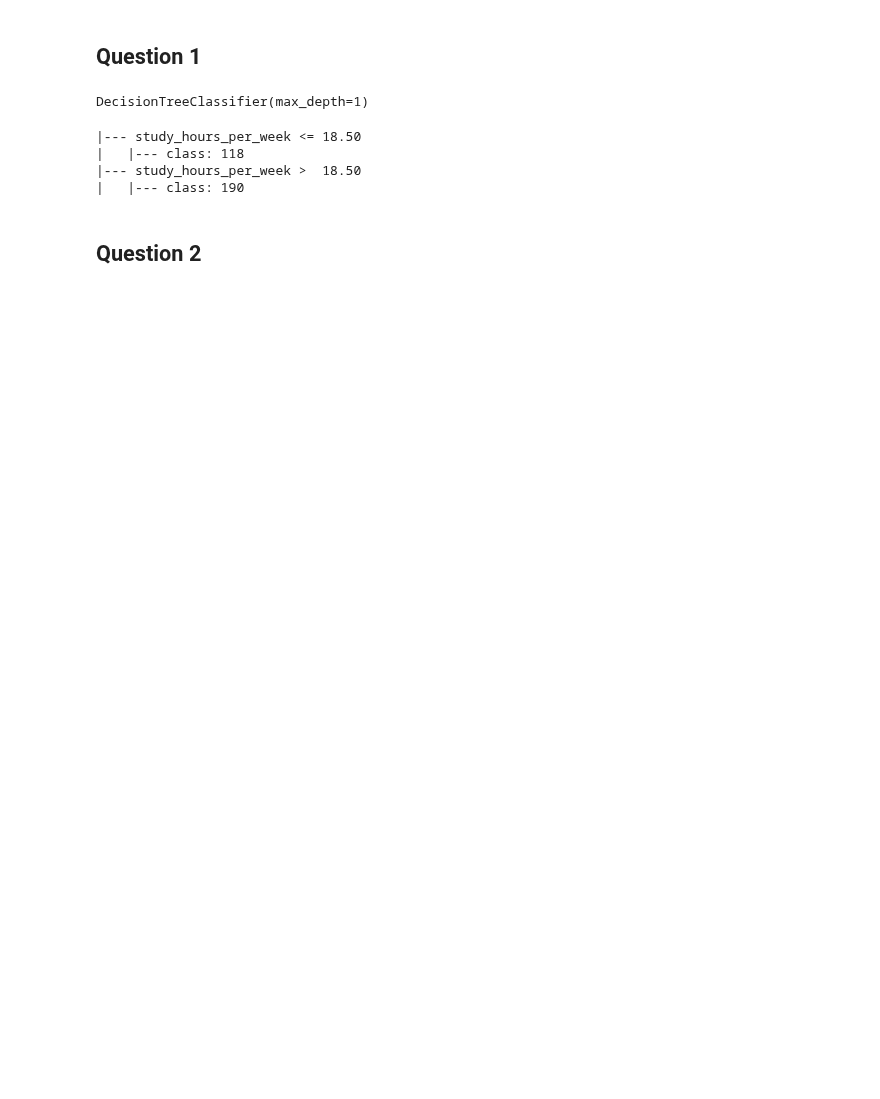
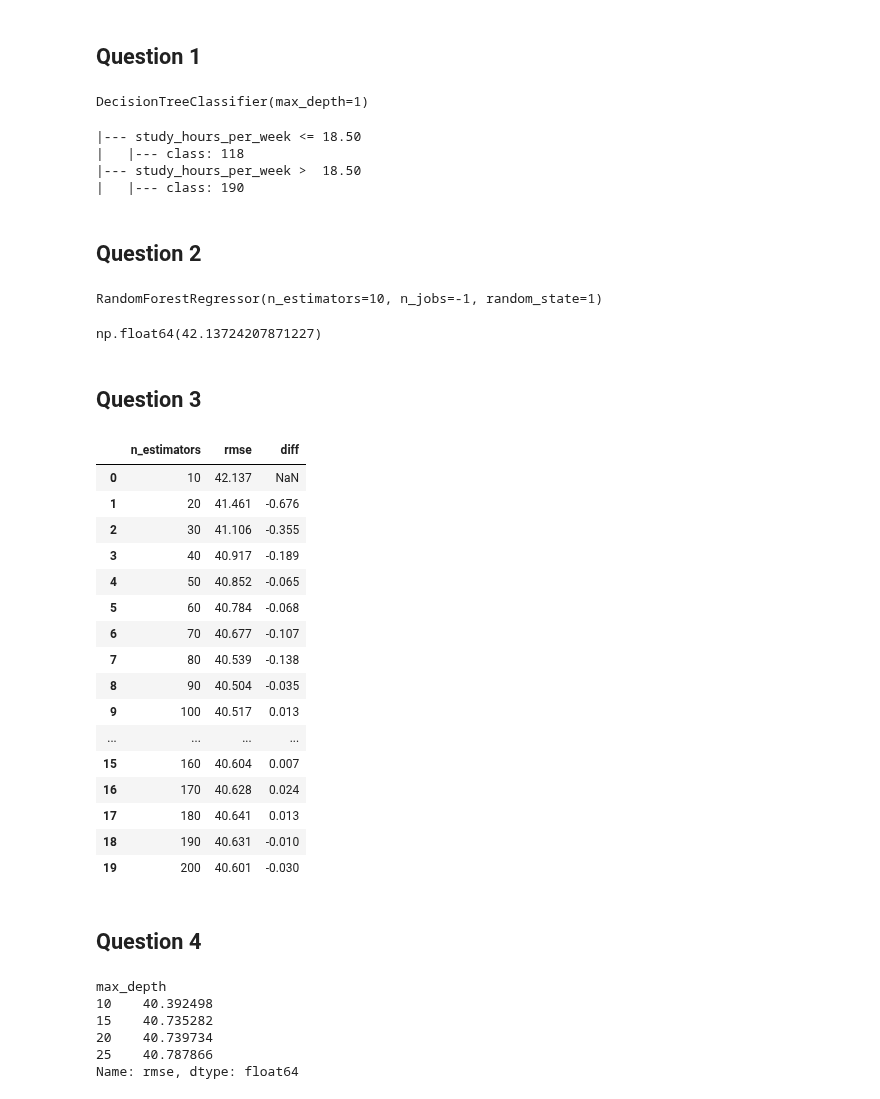
Before and after one commit to kemaldahha/machine-learning-course, a Jupyter notebook: week_6_homework.ipynb, the cells around one changed output. Cells and saved outputs as stored; diff of their text form; code cells hidden in the pictures; blank space fills up the shorter version.

```diff
--- a/week_6_homework.ipynb
+++ b/week_6_homework.ipynb
@@ -42,7 +42,7 @@ train_dicts = df_train.to_dict(orient="records")
 val_dicts = df_val.to_dict(orient="records")
 # %%
 X_train = dv.fit_transform(train_dicts)
-X_val = dv.transform(train_dicts)
+X_val = dv.transform(val_dicts)
 # %% [markdown]
 ## Question 1
 # %%
@@ -65,3 +65,54 @@ print(export_text(dt, feature_names=dv.feature_names_))
 |   |--- class: 190
 # %% [markdown]
 ## Question 2
+# %%
+from sklearn.ensemble import RandomForestRegressor
+
+rf = RandomForestRegressor(n_estimators=10, random_state=1, n_jobs=-1)
+rf.fit(X_train, y_train)
+# rf.predict(X_val).score
+# %% [output]
+RandomForestRegressor(n_estimators=10, n_jobs=-1, random_state=1)
+# %%
+y_pred = rf.predict(X_val)
+
+(((y_pred - y_val)**2).mean())**0.5
+# %% [output]
+np.float64(42.13724207871227)
+# %% [markdown]
+## Question 3
+# %%
+scores = []
+for n in range(10, 201, 10):
+    rf = RandomForestRegressor(n_estimators=n, random_state=1, n_jobs=-1)
+    rf.fit(X_train, y_train)
+    y_pred = rf.predict(X_val)
+    rmse = (((y_pred - y_val)**2).mean())**0.5
+    scores.append((n, round(rmse, 3)))
+# %%
+
+df_scores = pd.DataFrame(data=scores, columns=["n_estimators", "rmse"])
+
+df_scores.assign(
+    diff=df_scores.rmse.diff()
+)
+# %% [output]
+|  | n_estimators | rmse | diff |
+| 0 | 10 | 42.137 | NaN |
+| 1 | 20 | 41.461 | -0.676 |
+| 2 | 30 | 41.106 | -0.355 |
+| 3 | 40 | 40.917 | -0.189 |
+| 4 | 50 | 40.852 | -0.065 |
+| 5 | 60 | 40.784 | -0.068 |
+| 6 | 70 | 40.677 | -0.107 |
+| 7 | 80 | 40.539 | -0.138 |
+| 8 | 90 | 40.504 | -0.035 |
+| 9 | 100 | 40.517 | 0.013 |
+| ... | ... | ... | ... |
+| 15 | 160 | 40.604 | 0.007 |
+| 16 | 170 | 40.628 | 0.024 |
+| 17 | 180 | 40.641 | 0.013 |
+| 18 | 190 | 40.631 | -0.010 |
+| 19 | 200 | 40.601 | -0.030 |
+# %% [markdown]
+## Question 4
@@ -67,0 +130,9 @@ print(export_text(dt, feature_names=dv.feature_names_))
+# %%
+df_scores.groupby(by="max_depth")["rmse"].mean().sort_values(ascending=True)
+# %% [output]
+max_depth
+10    40.392498
+15    40.735282
+20    40.739734
+25    40.787866
+Name: rmse, dtype: float64
```
Also changed, not shown: parts of 10 cells of this notebook.
